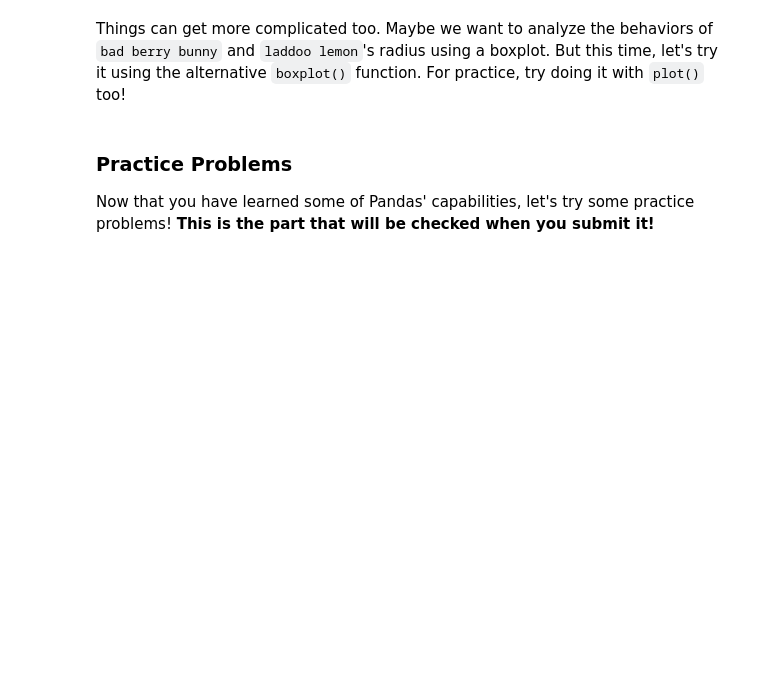
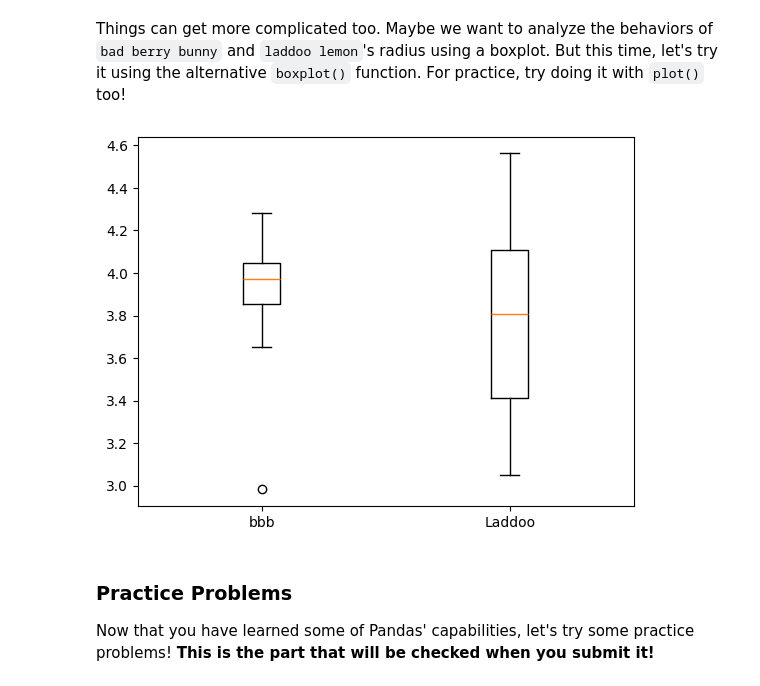
Before and after one commit to gallettilance/Data-Science-Fundamentals, a Jupyter notebook: labs/lab-02/lab02.ipynb, the cells around one changed output. Saved outputs shown, nothing was run; the diff lists cells and outputs as text; code cells hidden in the pictures; blank space fills up the shorter version.

```diff
--- a/labs/lab-02/lab02.ipynb
+++ b/labs/lab-02/lab02.ipynb
@@ -370,6 +404,11 @@ Alternatively, we can create a histogram to visualize the distribution of the `l
 Things can get more complicated too. Maybe we want to analyze the behaviors of `bad berry bunny` and `laddoo lemon`'s radius using a boxplot. But this time, let's try it using the alternative `boxplot()` function. For practice, try doing it with `plot()` too!
 # %%
 #TODO: analyze the two cookie's radius in a boxplot
+plt.boxplot(x = df['radius'][df['cookie'] == 'bbb'], labels = ['bbb'])
+plt.boxplot(x = df['radius'][df['cookie'] == 'laddoo'], labels = ['Laddoo'], positions= [2])
+plt.show()
+# %% [output]
+[figure, added]
 # %% [markdown]
 ### Practice Problems
 Now that you have learned some of Pandas' capabilities, let's try some practice problems! **This is the part that will be checked when you submit it!**
```
Also changed, not shown: parts of 6 cells of this notebook.
